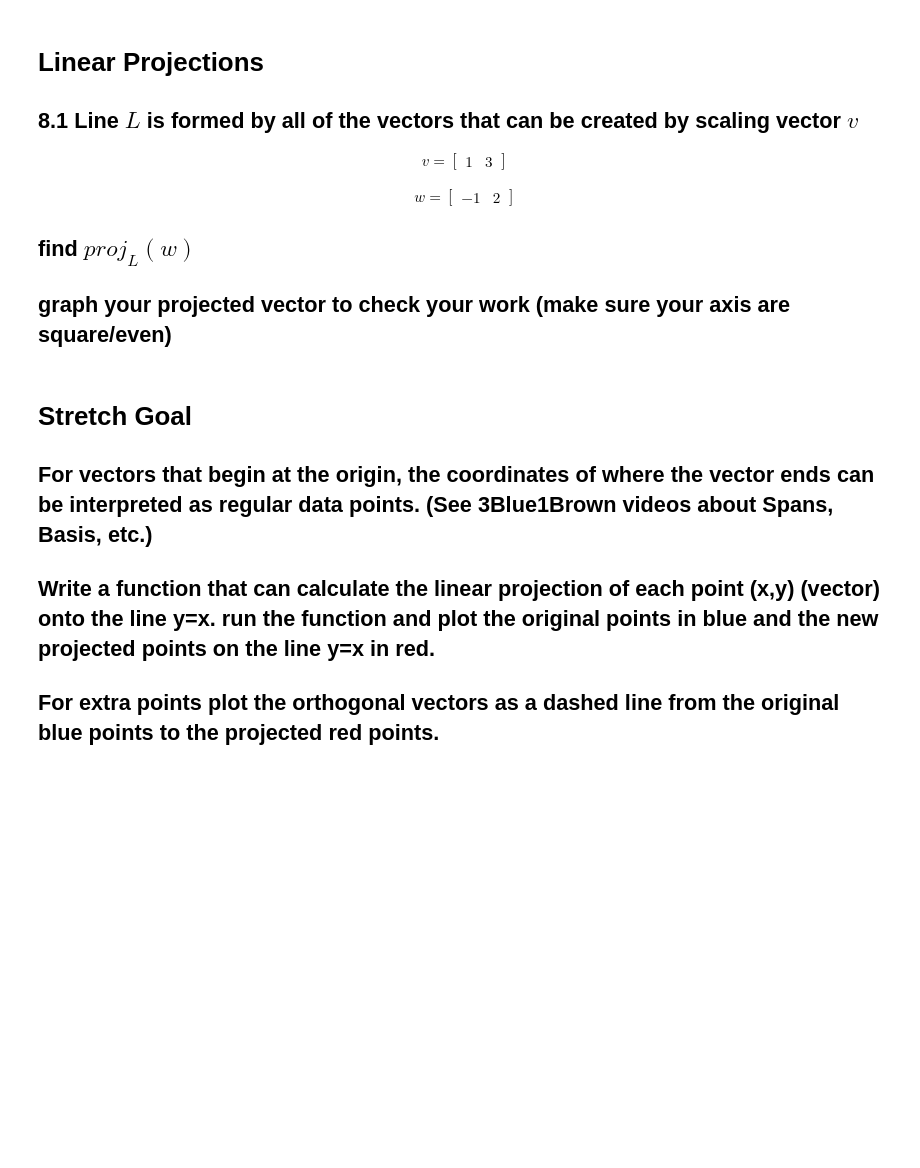
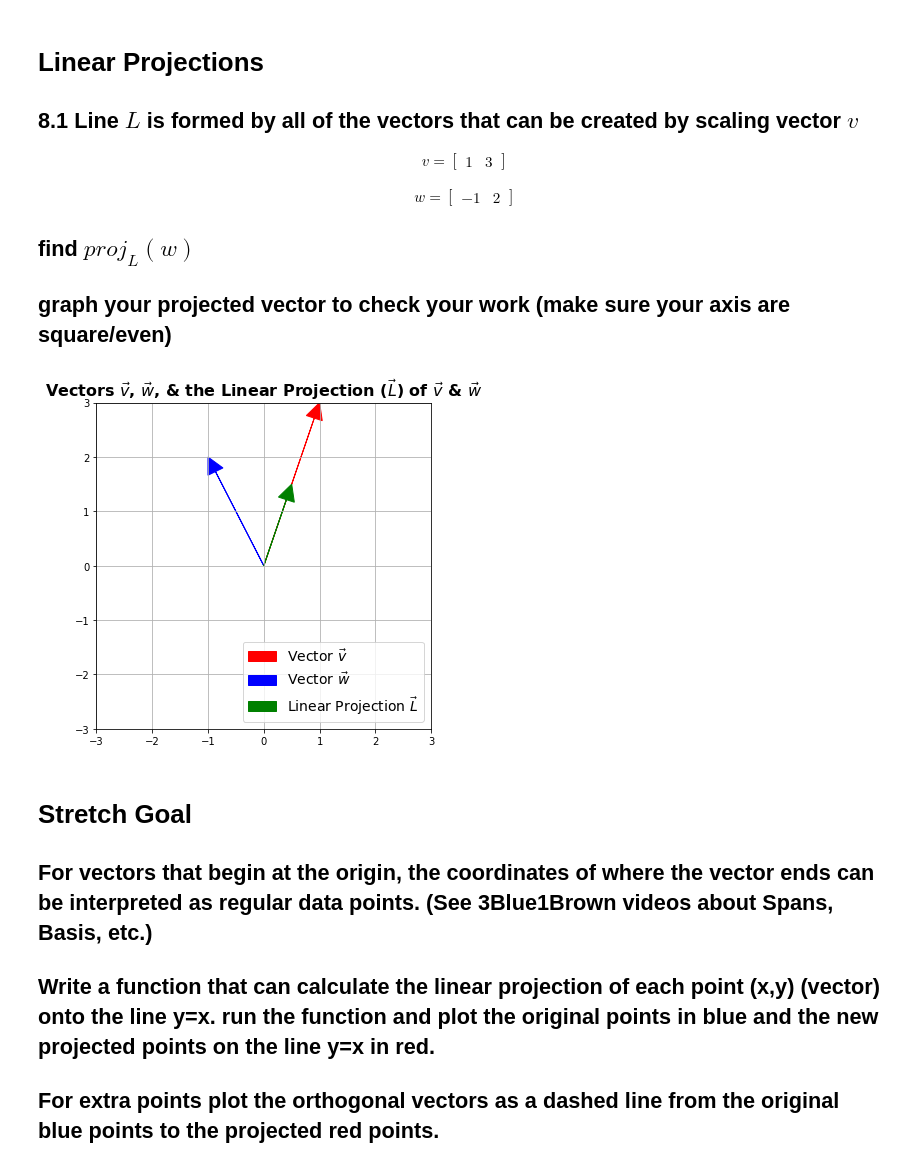
Before and after one commit to bloominstituteoftechnology/DS-Unit-1-Sprint-3-Linear-Algebra, a Jupyter notebook: module2-intermediate-linear-algebra/LS_DS_132_Intermediate_Linear_Algebra_Assignment.ipynb, the cells around one changed output. Cells and saved outputs as stored; diff of their text form; code cells hidden in the pictures; blank space fills up the shorter version.

```diff
--- a/module2-intermediate-linear-algebra/LS_DS_132_Intermediate_Linear_Algebra_Assignment.ipynb
+++ b/module2-intermediate-linear-algebra/LS_DS_132_Intermediate_Linear_Algebra_Assignment.ipynb
@@ -514,6 +549,39 @@ w = \begin{bmatrix} -1 & 2 \end{bmatrix}
 ## find $proj_{L}(w)$
 
 ## graph your projected vector to check your work (make sure your axis are square/even)
+# %%
+# Create vectors v and w:
+v = [1, 3]
+w = [-1, 2]
+
+# Get to dot product of both vectors:
+w_v = np.dot(v, w)
+v_v = np.dot(v,v)
+
+# Find the fraction of the dot products:
+frac = w_v / v_v
+
+# Create the linear projection (L) of v and w:
+L = np.multiply(frac, v)
+
+# Plot these:
+fig, ax = plt.subplots(1, 1, facecolor='white', figsize=(6, 6))
+plt.xlim(-3, 3)
+plt.ylim(-3, 3)
+plt.grid()
+ax1 = plt.arrow(0, 0, v[0], v[1], head_width=.3, head_length=.3, color='r',
+          length_includes_head=True)
+ax2 = plt.arrow(0, 0, w[0], w[1], head_width=.3, head_length=.3, color='b',
+          length_includes_head=True)
+ax3 = plt.arrow(0, 0, L[0], L[1], head_width=.3, head_length=.3, color='g',
+          length_includes_head=True)
+plt.title(r'Vectors $\vec v$, $\vec w$, & the Linear Projection ($\vec L$) of $\vec v$ & $\vec w$',
+          size=16, fontweight='bold')
+plt.legend((ax1, ax2, ax3), (r'Vector $\vec v$', r'Vector $\vec w$',
+                             r'Linear Projection $\vec L$'), fontsize=14,
+           loc='lower right');
+# %% [output]
+[figure, added]
 # %% [markdown]
 # Stretch Goal
 
```
Also changed, not shown: parts of 7 cells of this notebook.
